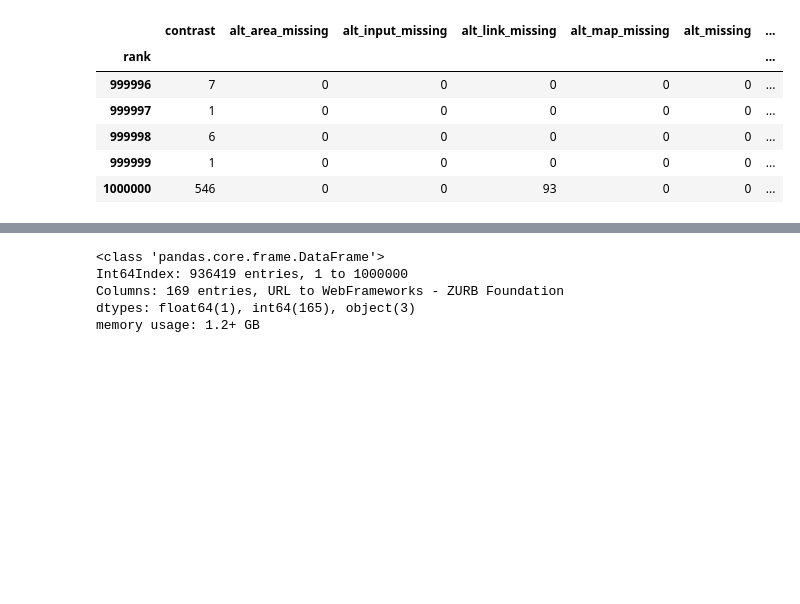
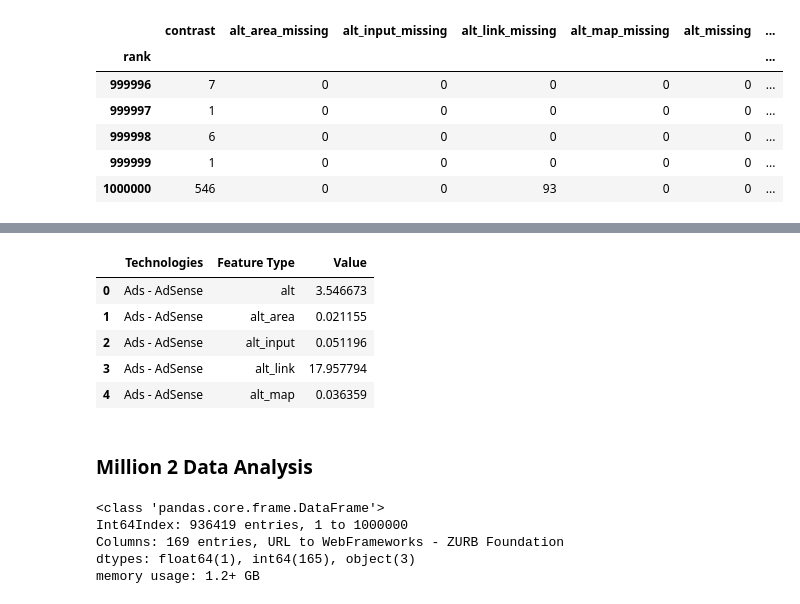
Before and after one commit to McKlayne/WebAIM-Million, a Jupyter notebook: McKlayne.ipynb, the cells around one changed output, grey strips where cells are left out. Saved outputs shown, nothing was run; the diff lists cells and outputs as text; code cells hidden in the pictures; blank space fills up the shorter version.

```diff
--- a/McKlayne.ipynb
+++ b/McKlayne.ipynb
@@ -153,0 +129,2 @@ errors_tech.head(5)
+# %%
+pd.set_option('mode.chained_assignment', None)
@@ -411,3 +207,40 @@ See the caveats in the documentation: http://pandas.pydata.org/pandas-docs/stabl
+# %%
+technologies_by_features = {}
+features_tech = pd.merge(wave_features,technologies, how='right',left_index = True, right_index = True)
+
+for i in range(len(technologies.columns)):
+    tech_type = features_tech[technologies.columns[i]] == 1
+    tech_with_features = features_tech[tech_type]
+    tech_with_features.loc['Total'] = tech_with_features.sum()
+    top_features = tech_with_features.loc['Total']
+    ratio_errors = tech_with_features.loc['Total']/top_features.loc[technologies.columns[i]]
+    technologies_by_features[technologies.columns[i]] = ratio_errors
+
+features_analysis = pd.DataFrame(technologies_by_features)
+# %%
+features_tech = {}
+features_tech['Technologies'] = []
+features_tech['Feature Type'] = []
+features_tech['Value'] = []
+
+for i in range(len(technologies.columns)):
+    for j in range(len(wave_features.columns)):
+        features_tech['Technologies'].append(technologies.columns[i])
+        features_tech['Feature Type'].append(wave_features.columns[j])
+        features_tech['Value'].append(features_analysis.loc[wave_features.columns[j],technologies.columns[i]])
+
+
+features_and_tech_analysis = pd.DataFrame(features_tech)
+features_and_tech_analysis.head()
+# %% [output]
+|  | Technologies | Feature Type | Value |
+| 0 | Ads - AdSense | alt | 3.546673 |
+| 1 | Ads - AdSense | alt_area | 0.021155 |
+| 2 | Ads - AdSense | alt_input | 0.051196 |
+| 3 | Ads - AdSense | alt_link | 17.957794 |
+| 4 | Ads - AdSense | alt_map | 0.036359 |
+# %% [markdown]
+### Million 2 Data Analysis
 # %%
 #million2.info()
 # %% [output]
```
Also changed, not shown: parts of 17 cells of this notebook.
